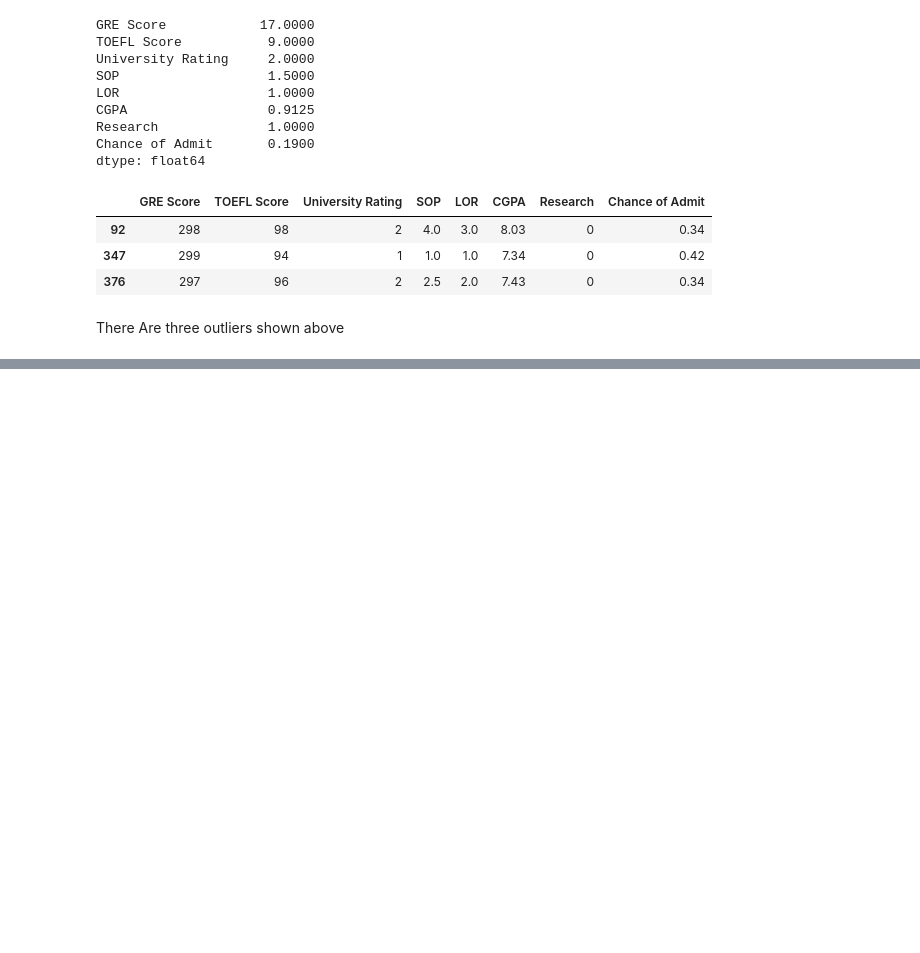
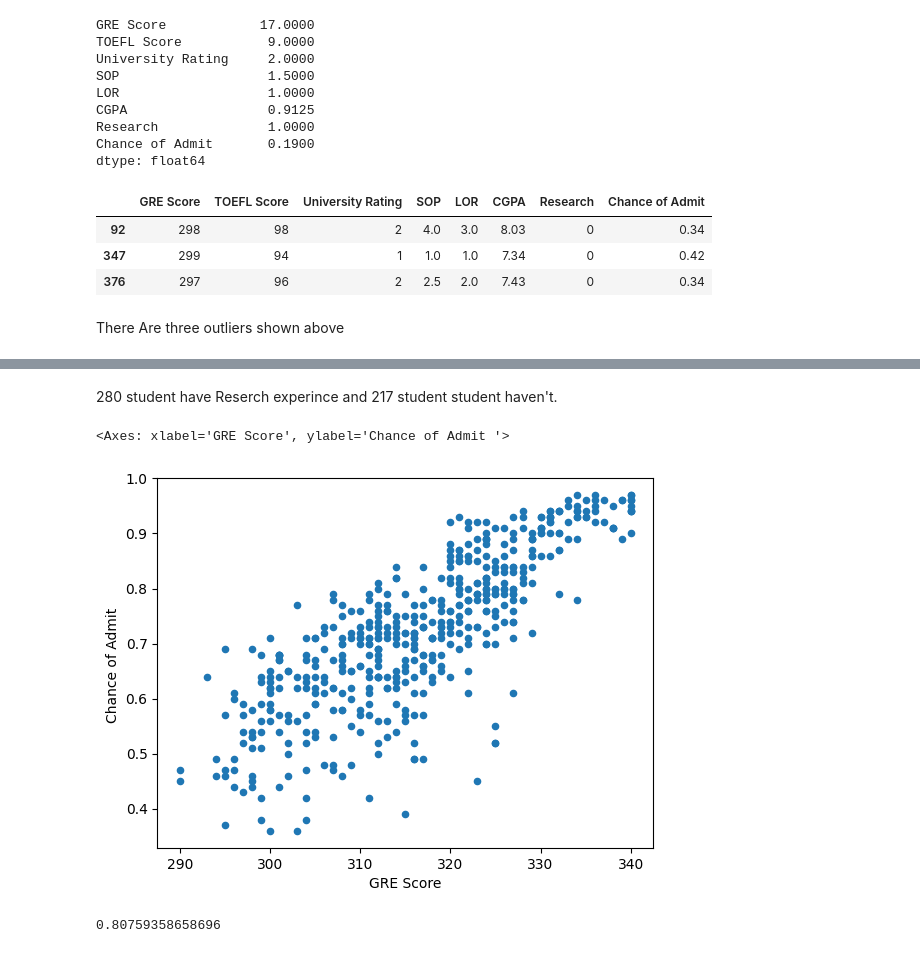
Before and after one commit to Rushabhbhagat08/Graduate-Admissions-from-an-Indian-perspective, a Jupyter notebook: Graduate_Admissions_from_an_Indian_perspective.ipynb, the cells around one changed output, grey strips where cells are left out. Saved outputs shown, nothing was run; the diff lists cells and outputs as text; code cells hidden in the pictures; blank space fills up the shorter version.

```diff
--- a/Graduate_Admissions_from_an_Indian_perspective.ipynb
+++ b/Graduate_Admissions_from_an_Indian_perspective.ipynb
@@ -186,0 +206,13 @@ print(data.shape)
+# %% [markdown]
+280 student have Reserch experince and 217 student student haven't.
+# %%
+
+student_data.plot.scatter('GRE Score','Chance of Admit ')
+# %% [output]
+<Axes: xlabel='GRE Score', ylabel='Chance of Admit '>
+[figure, added]
+# %%
+
+student_data['GRE Score'].corr(student_data['Chance of Admit '])
+# %% [output]
+0.80759358658696
```
Also changed, not shown: parts of 35 cells of this notebook.
